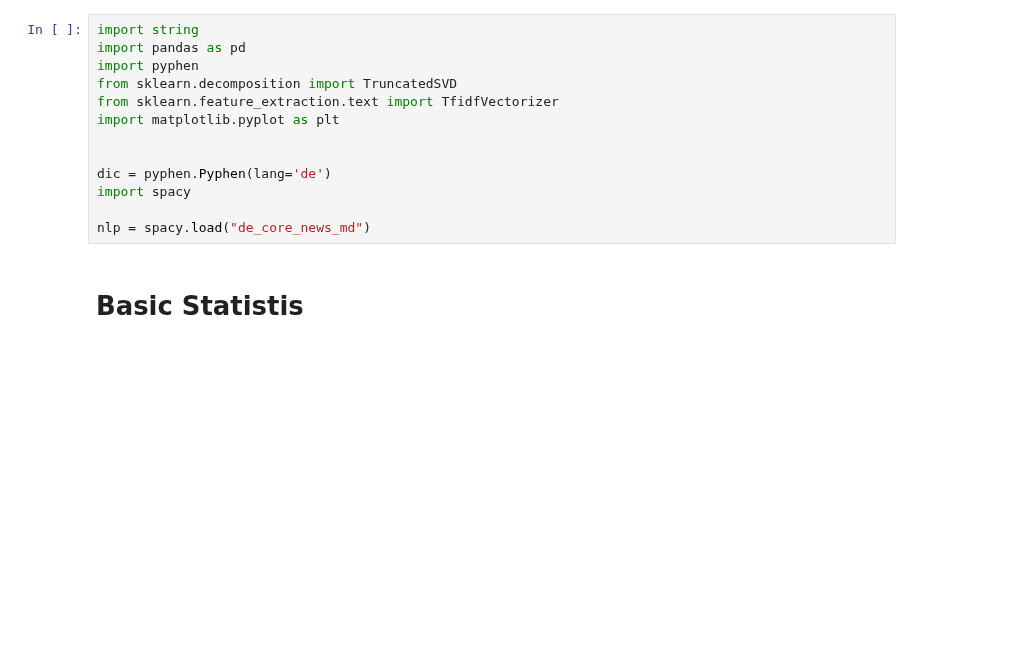
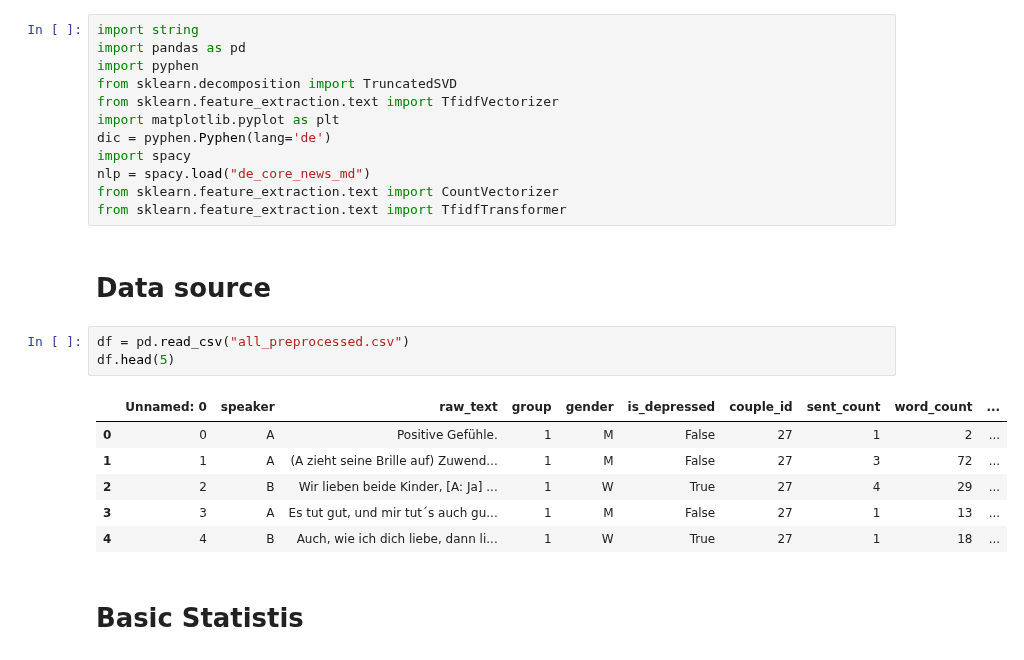
Before and after one commit to gitexa/sigmund, a Jupyter notebook: data_description.ipynb, the cells around one changed output. Drawn from its saved outputs; the diff is of its cells as text; blank space fills up the shorter version.

```diff
--- a/data_description.ipynb
+++ b/data_description.ipynb
@@ -5,12 +5,23 @@ import pyphen
 from sklearn.decomposition import TruncatedSVD
 from sklearn.feature_extraction.text import TfidfVectorizer
 import matplotlib.pyplot as plt
-
-
 dic = pyphen.Pyphen(lang='de')
 import spacy
-
 nlp = spacy.load("de_core_news_md")
+from sklearn.feature_extraction.text import CountVectorizer
+from sklearn.feature_extraction.text import TfidfTransformer
+# %% [markdown]
+# Data source
+# %%
+df = pd.read_csv("all_preprocessed.csv")
+df.head(5)
+# %% [output]
+|  | Unnamed: 0 | speaker | raw_text | group | gender | is_depressed | couple_id | sent_count | word_count | ... |
+| 0 | 0 | A | Positive Gefühle. | 1 | M | False | 27 | 1 | 2 | ... |
+| 1 | 1 | A | (A zieht seine Brille auf) Zuwend... | 1 | M | False | 27 | 3 | 72 | ... |
+| 2 | 2 | B | Wir lieben beide Kinder, [A: Ja] ... | 1 | W | True | 27 | 4 | 29 | ... |
+| 3 | 3 | A | Es tut gut, und mir tut´s auch gu... | 1 | M | False | 27 | 1 | 13 | ... |
+| 4 | 4 | B | Auch, wie ich dich liebe, dann li... | 1 | W | True | 27 | 1 | 18 | ... |
 # %% [markdown]
 # Basic Statistis
 # %%
```
Also changed, not shown: parts of 6 cells of this notebook.
